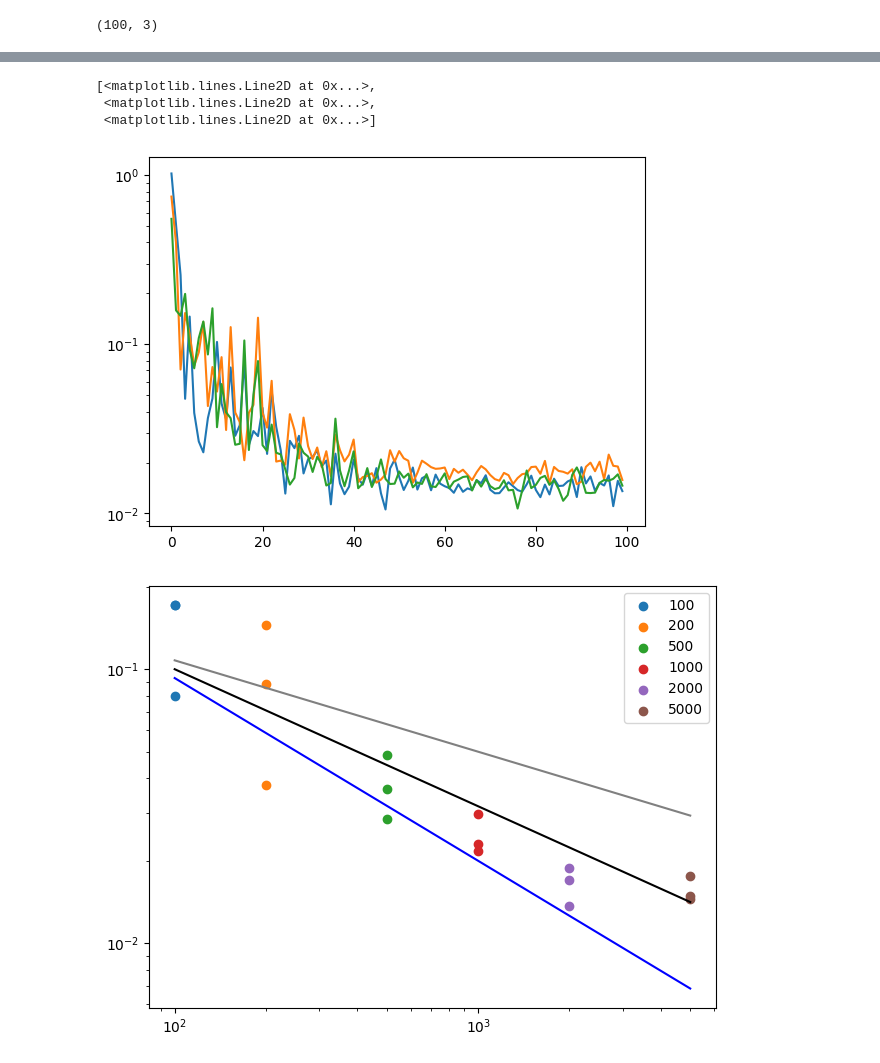
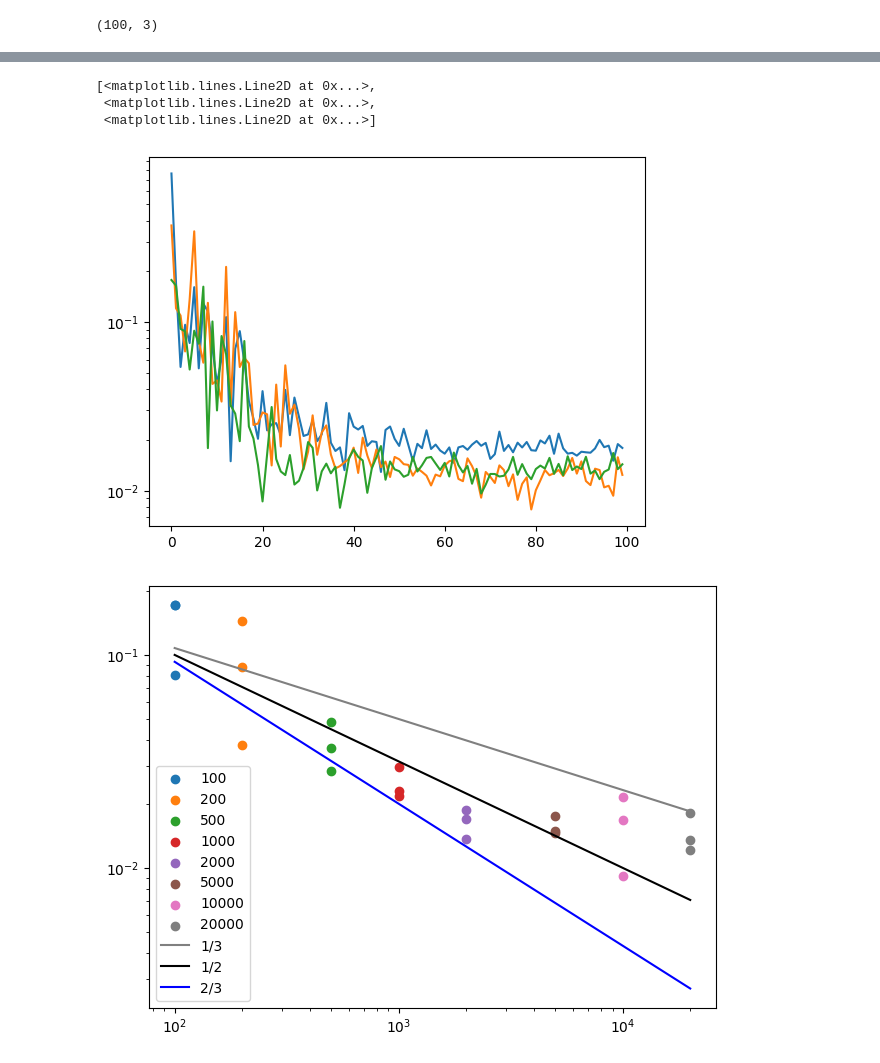
Before and after one commit to Mauropieroni/ACP-test-fork, a Jupyter notebook: scripts/plot_KL_all.ipynb, the cells around one changed output, grey strips where cells are left out. Saved outputs shown, nothing was run; the diff lists cells and outputs as text; code cells hidden in the pictures.

```diff
--- a/scripts/plot_KL_all.ipynb
+++ b/scripts/plot_KL_all.ipynb
@@ -14,5 +14,7 @@ ls KL_data/
 # %%
-train_data = np.array([100, 200, 500, 1000, 2000, 5000]) #, 10000]
+train_data = np.array([100, 200, 500, 1000, 2000, 5000, 10000, 20000]) #
+linestyles = ['-', '--', '-.', ':']
+colors = ['C0', 'C1', 'C2', 'C3', 'C4', 'C5', 'C6', 'C7']
 # %%
 num_epochs = 1000
 check_every = 10
@@ -94,25 +90,30 @@ plt.semilogy(data['KL'])
 [<matplotlib.lines.Line2D at 0x...>,
  <matplotlib.lines.Line2D at 0x...>,
  <matplotlib.lines.Line2D at 0x...>]
-[figure, old version]
+[figure, new version]
 # %%
+from cProfile import label
+
+
 for i in range(len(train_data)):
     num_train = train_data[i]
     data = np.load('KL_data/'+str(num_train)+'/'+example_name + f"_{num_epochs}_{check_every}.npz")
 
     plt.scatter([num_train for i in range(3)], np.mean(data['KL'][-30:,:], axis=0), label=num_train)
 
 
-plt.loglog(train_data, train_data**(-1/2), 'black' )
-plt.loglog(train_data, train_data**(-1/3) / 2, 'grey' )
-plt.loglog(train_data, 2/ train_data**(2/3), 'blue' )
+plt.loglog(train_data, train_data**(-1/3) / 2, 'grey', label='1/3')
+
+plt.loglog(train_data, train_data**(-1/2), 'black' , label='1/2')
+
+plt.loglog(train_data, 2/ train_data**(2/3), 'blue' , label='2/3')
 
 
 plt.xscale('log')
 plt.legend()
 plt.tight_layout()
 # %% [output]
-[figure, old version]
+[figure, new version]
 # %%
 for j in range(3):
     plt.loglog(np.arange(len(data['KL'][:,j]))+1, data['KL'][:,j])
```
Also changed, not shown: parts of 10 cells of this notebook.
